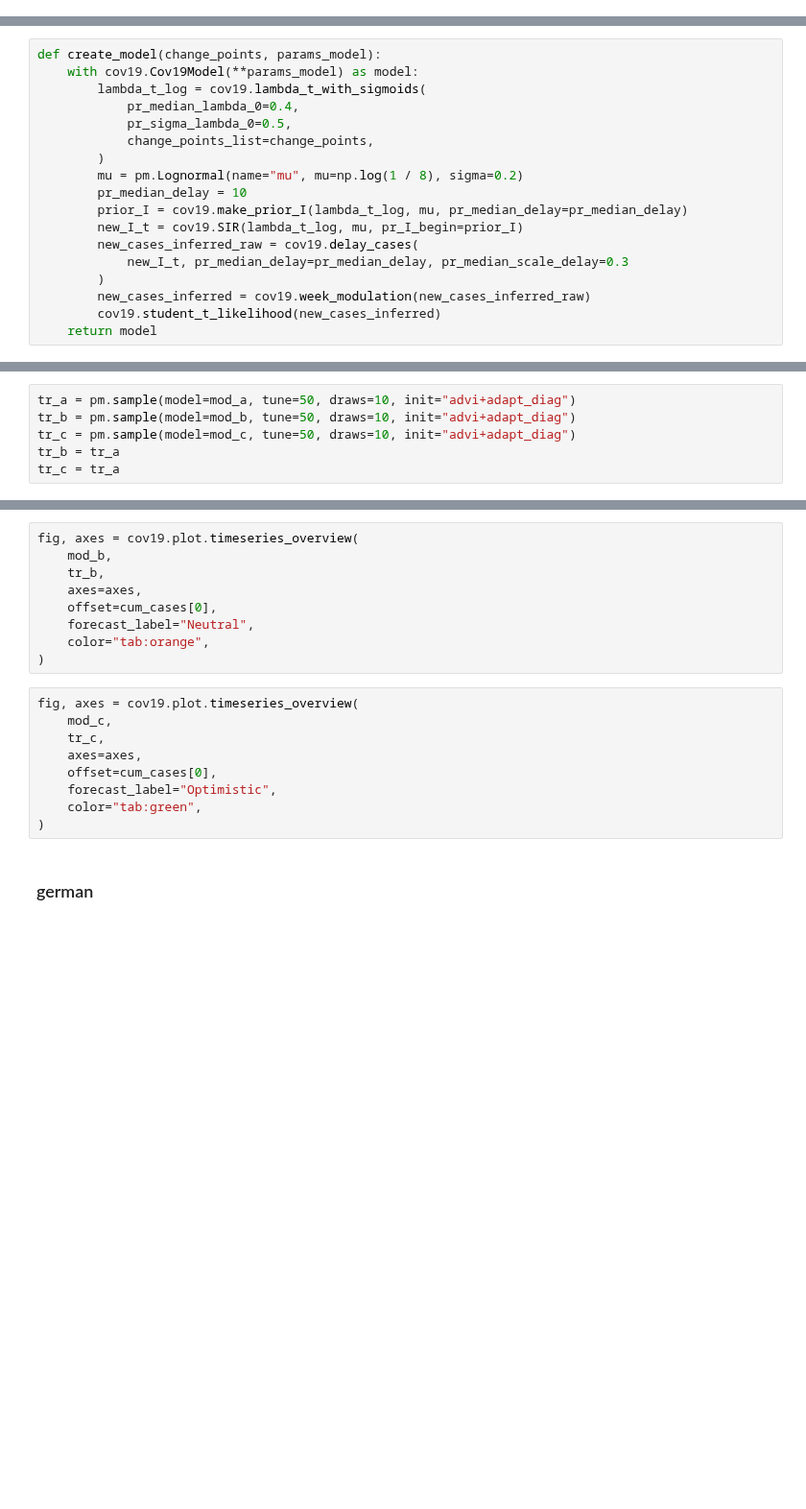
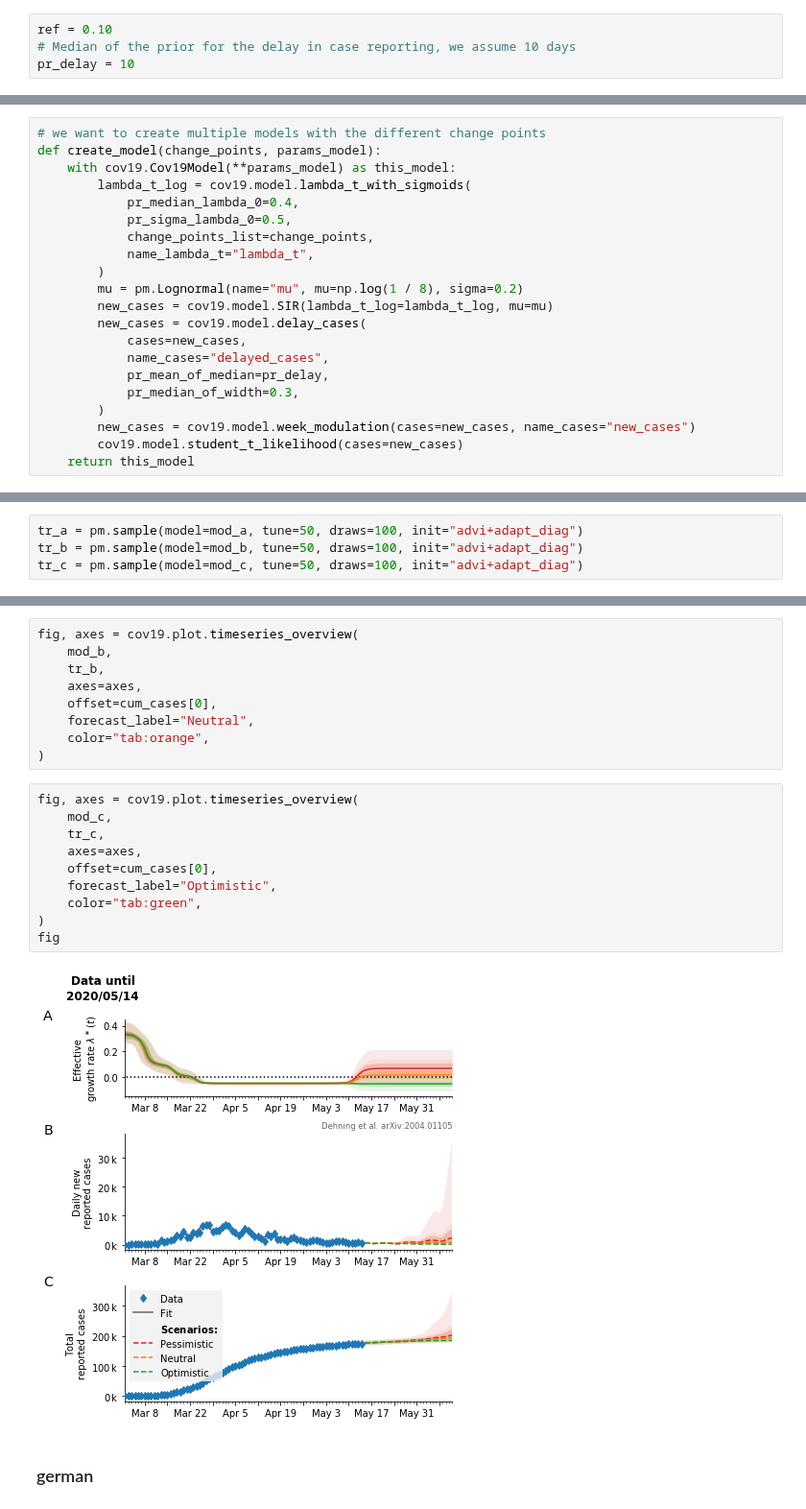
Before and after one commit to Priesemann-Group/covid19_inference, a Jupyter notebook: scripts/interactive/example_what_if.ipynb, the cells around one changed output, grey strips where cells are left out. Shown at 96% size. Saved outputs shown, nothing was run; the diff lists cells and outputs as text; blank space fills up the shorter version.

```diff
--- a/scripts/interactive/example_what_if.ipynb
+++ b/scripts/interactive/example_what_if.ipynb
@@ -78,3 +89,7 @@ ref = 0.10
+# %%
+ref = 0.10
+# Median of the prior for the delay in case reporting, we assume 10 days
+pr_delay = 10
 # %%
 # a: double the contacts (this only effectively applies apart from family)
 cp_a = copy.deepcopy(cp_base)
@@ -109,23 +124,26 @@ cp_c.append(
     ),
 )
 # %%
+# we want to create multiple models with the different change points
 def create_model(change_points, params_model):
-    with cov19.Cov19Model(**params_model) as model:
-        lambda_t_log = cov19.lambda_t_with_sigmoids(
+    with cov19.Cov19Model(**params_model) as this_model:
+        lambda_t_log = cov19.model.lambda_t_with_sigmoids(
             pr_median_lambda_0=0.4,
             pr_sigma_lambda_0=0.5,
             change_points_list=change_points,
+            name_lambda_t="lambda_t",
         )
         mu = pm.Lognormal(name="mu", mu=np.log(1 / 8), sigma=0.2)
-        pr_median_delay = 10
-        prior_I = cov19.make_prior_I(lambda_t_log, mu, pr_median_delay=pr_median_delay)
-        new_I_t = cov19.SIR(lambda_t_log, mu, pr_I_begin=prior_I)
-        new_cases_inferred_raw = cov19.delay_cases(
-            new_I_t, pr_median_delay=pr_median_delay, pr_median_scale_delay=0.3
+        new_cases = cov19.model.SIR(lambda_t_log=lambda_t_log, mu=mu)
+        new_cases = cov19.model.delay_cases(
+            cases=new_cases,
+            name_cases="delayed_cases",
+            pr_mean_of_median=pr_delay,
+            pr_median_of_width=0.3,
         )
-        new_cases_inferred = cov19.week_modulation(new_cases_inferred_raw)
-        cov19.student_t_likelihood(new_cases_inferred)
-    return model
+        new_cases = cov19.model.week_modulation(cases=new_cases, name_cases="new_cases")
+        cov19.model.student_t_likelihood(cases=new_cases)
+    return this_model
 # %%
 mod_a = create_model(cp_a, params_model)
 mod_b = create_model(cp_b, params_model)
@@ -136,6 +173,4 @@ mod_c = create_model(cp_c, params_model)
 # %%
-tr_a = pm.sample(model=mod_a, tune=50, draws=10, init="advi+adapt_diag")
-tr_b = pm.sample(model=mod_b, tune=50, draws=10, init="advi+adapt_diag")
-tr_c = pm.sample(model=mod_c, tune=50, draws=10, init="advi+adapt_diag")
-tr_b = tr_a
-tr_c = tr_a
+tr_a = pm.sample(model=mod_a, tune=50, draws=100, init="advi+adapt_diag")
+tr_b = pm.sample(model=mod_b, tune=50, draws=100, init="advi+adapt_diag")
+tr_c = pm.sample(model=mod_c, tune=50, draws=100, init="advi+adapt_diag")
@@ -168,12 +221,15 @@ fig, axes = cov19.plot.timeseries_overview(
 # %%
 fig, axes = cov19.plot.timeseries_overview(
     mod_c,
     tr_c,
     axes=axes,
     offset=cum_cases[0],
     forecast_label="Optimistic",
     color="tab:green",
 )
+fig
+# %% [output]
+[figure, added]
 # %% [markdown]
 
 
```
Also changed, not shown: parts of 11 cells of this notebook, 6 other files.
